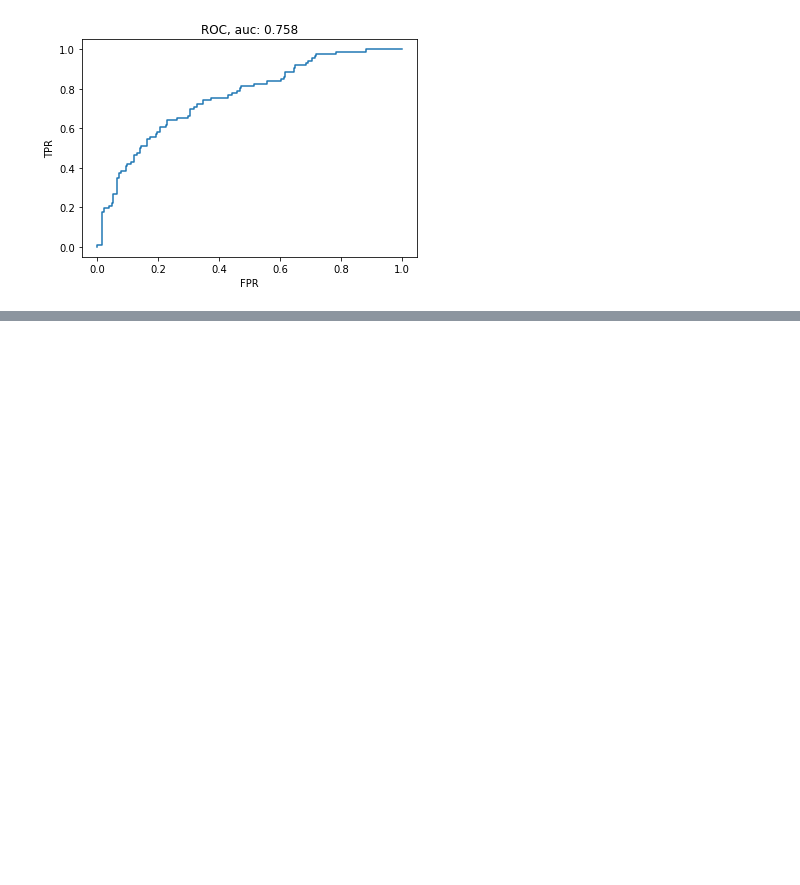
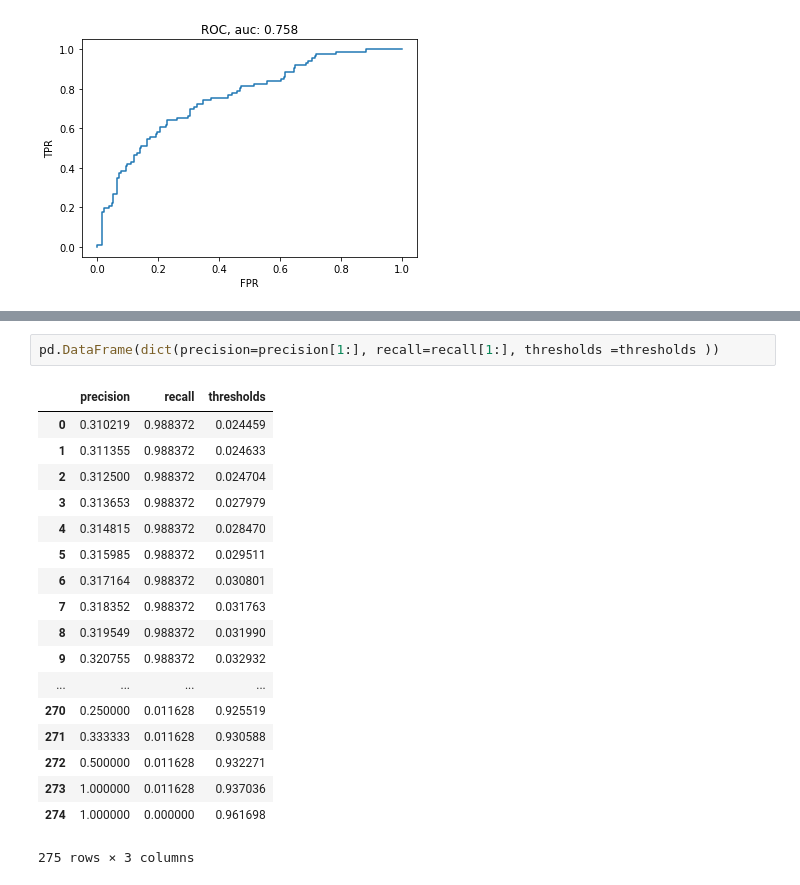
Before and after one commit to sohanlal1234/machine-learning, a Jupyter notebook: demos/Day 2 - classification.ipynb, the cells around one changed output, grey strips where cells are left out. Drawn from its saved outputs; the diff is of its cells as text; blank space fills up the shorter version.

```diff
--- a/demos/Day 2 - classification.ipynb
+++ b/demos/Day 2 - classification.ipynb
@@ -140,0 +176,21 @@ Text(0, 0.5, 'TPR')
+# %%
+pd.DataFrame(dict(precision=precision[1:], recall=recall[1:], thresholds =thresholds ))
+# %% [output]
+|  | precision | recall | thresholds |
+| 0 | 0.310219 | 0.988372 | 0.024459 |
+| 1 | 0.311355 | 0.988372 | 0.024633 |
+| 2 | 0.312500 | 0.988372 | 0.024704 |
+| 3 | 0.313653 | 0.988372 | 0.027979 |
+| 4 | 0.314815 | 0.988372 | 0.028470 |
+| 5 | 0.315985 | 0.988372 | 0.029511 |
+| 6 | 0.317164 | 0.988372 | 0.030801 |
+| 7 | 0.318352 | 0.988372 | 0.031763 |
+| 8 | 0.319549 | 0.988372 | 0.031990 |
+| 9 | 0.320755 | 0.988372 | 0.032932 |
+| ... | ... | ... | ... |
+| 270 | 0.250000 | 0.011628 | 0.925519 |
+| 271 | 0.333333 | 0.011628 | 0.930588 |
+| 272 | 0.500000 | 0.011628 | 0.932271 |
+| 273 | 1.000000 | 0.011628 | 0.937036 |
+| 274 | 1.000000 | 0.000000 | 0.961698 |
+275 rows × 3 columns
```
Also changed, not shown: parts of 4 cells of this notebook.
